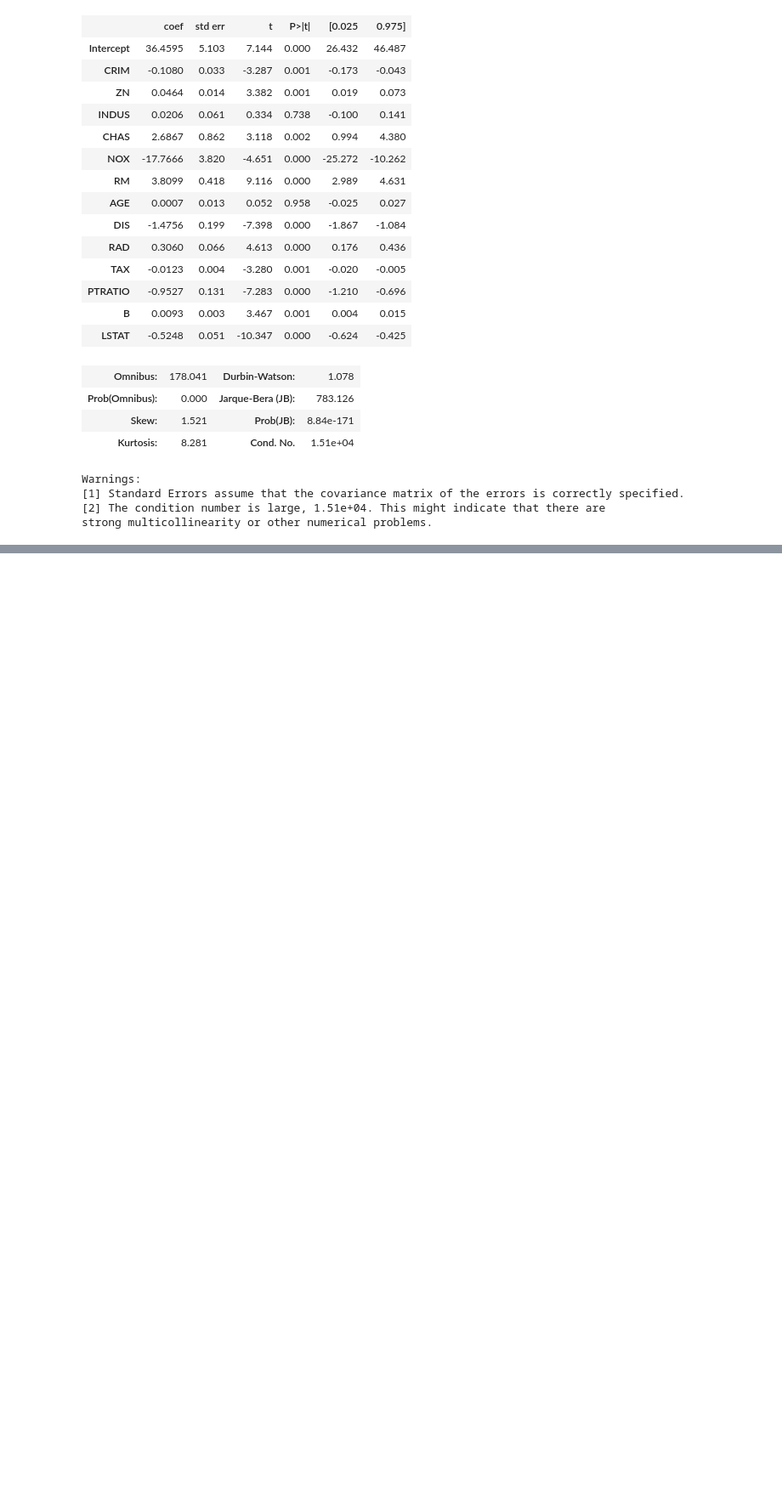
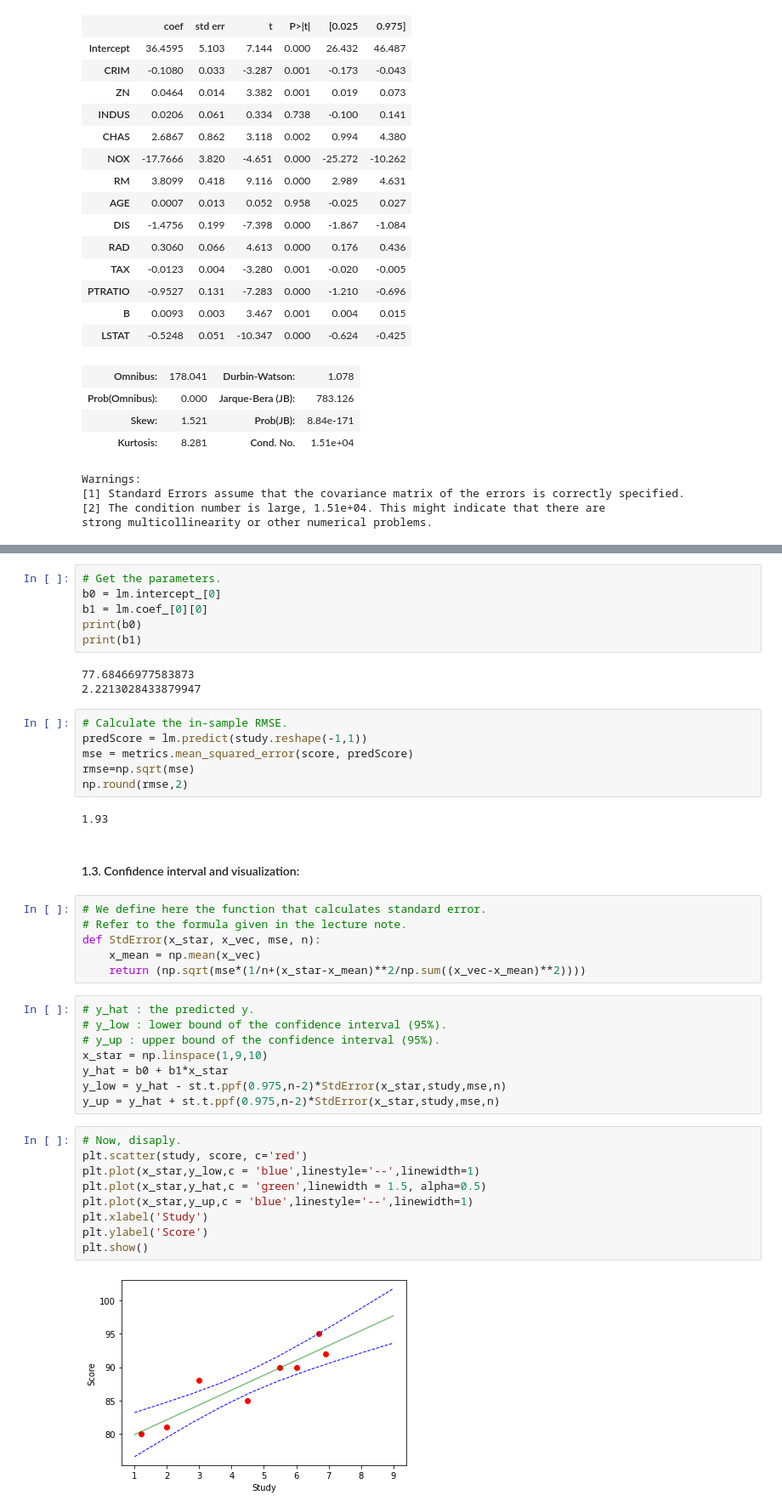
Before and after one commit to hayaboy/datascience, a Jupyter notebook: 수치예측목적을_위한_지도학습_모델_응용.ipynb, the cells around one changed output, grey strips where cells are left out. Shown at 85% size. Cells and saved outputs as stored; diff of their text form; blank space fills up the shorter version.

```diff
--- a/수치예측목적을_위한_지도학습_모델_응용.ipynb
+++ b/수치예측목적을_위한_지도학습_모델_응용.ipynb
@@ -611,0 +644,44 @@ strong multicollinearity or other numerical problems.
+# %%
+# Get the parameters.
+b0 = lm.intercept_[0]
+b1 = lm.coef_[0][0]
+print(b0)
+print(b1)
+# %% [output]
+77.68466977583873
+2.2213028433879947
+# %%
+# Calculate the in-sample RMSE.
+predScore = lm.predict(study.reshape(-1,1))
+mse = metrics.mean_squared_error(score, predScore)
+rmse=np.sqrt(mse)
+np.round(rmse,2)
+# %% [output]
+1.93
+# %% [markdown]
+####  1.3. Confidence interval and visualization:
+# %%
+# We define here the function that calculates standard error.
+# Refer to the formula given in the lecture note.
+def StdError(x_star, x_vec, mse, n):
+    x_mean = np.mean(x_vec)
+    return (np.sqrt(mse*(1/n+(x_star-x_mean)**2/np.sum((x_vec-x_mean)**2))))
+# %%
+# y_hat : the predicted y.
+# y_low : lower bound of the confidence interval (95%).
+# y_up : upper bound of the confidence interval (95%).
+x_star = np.linspace(1,9,10)
+y_hat = b0 + b1*x_star
+y_low = y_hat - st.t.ppf(0.975,n-2)*StdError(x_star,study,mse,n)
+y_up = y_hat + st.t.ppf(0.975,n-2)*StdError(x_star,study,mse,n)
+# %%
+# Now, disaply.
+plt.scatter(study, score, c='red')
+plt.plot(x_star,y_low,c = 'blue',linestyle='--',linewidth=1)
+plt.plot(x_star,y_hat,c = 'green',linewidth = 1.5, alpha=0.5)
+plt.plot(x_star,y_up,c = 'blue',linestyle='--',linewidth=1)
+plt.xlabel('Study')
+plt.ylabel('Score')
+plt.show()
+# %% [output]
+[figure, added]
```
Also changed, not shown: parts of 12 cells of this notebook.
